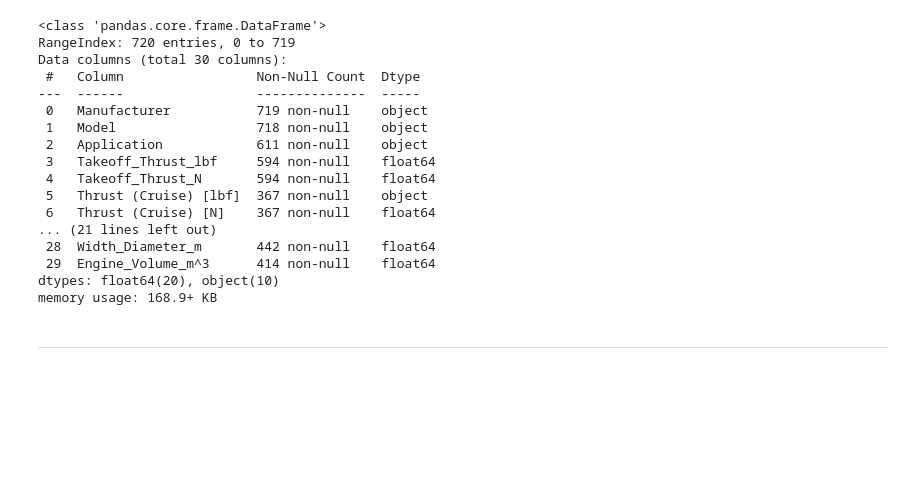
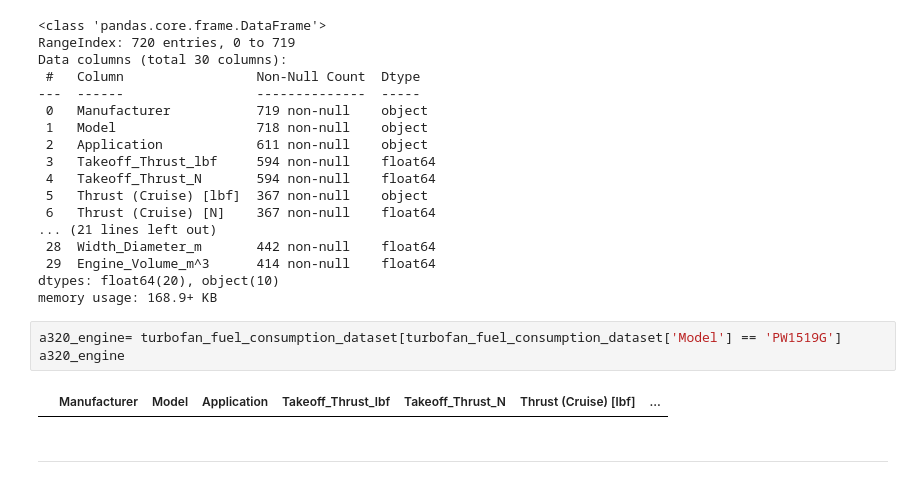
Before and after one commit to stahir01/Master-Thesis, a Jupyter notebook: Master_Thesis_Datasets.ipynb, the cells around one changed output. Saved outputs shown, nothing was run; the diff lists cells and outputs as text; blank space fills up the shorter version.

Commit message:
Updated datasets

```diff
--- a/Master_Thesis_Datasets.ipynb
+++ b/Master_Thesis_Datasets.ipynb
@@ -933,6 +933,11 @@ Data columns (total 30 columns):
  29  Engine_Volume_m^3      414 non-null    float64
 dtypes: float64(20), object(10)
 memory usage: 168.9+ KB
+# %%
+a320_engine= turbofan_fuel_consumption_dataset[turbofan_fuel_consumption_dataset['Model'] == 'PW1519G']
+a320_engine
+# %% [output]
+|  | Manufacturer | Model | Application | Takeoff_Thrust_lbf | Takeoff_Thrust_N | Thrust (Cruise) [lbf] | ... |
 # %% [markdown]
 --------------------------------------------------------------------------------------------------------------------------------------------------
 # %% [markdown]
```
